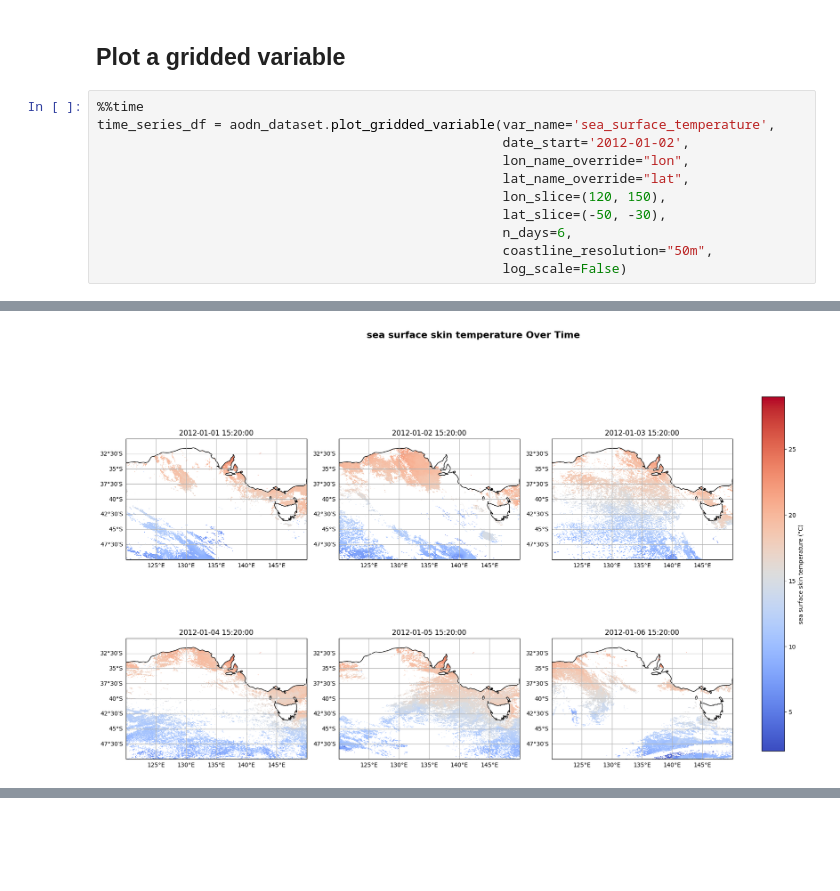
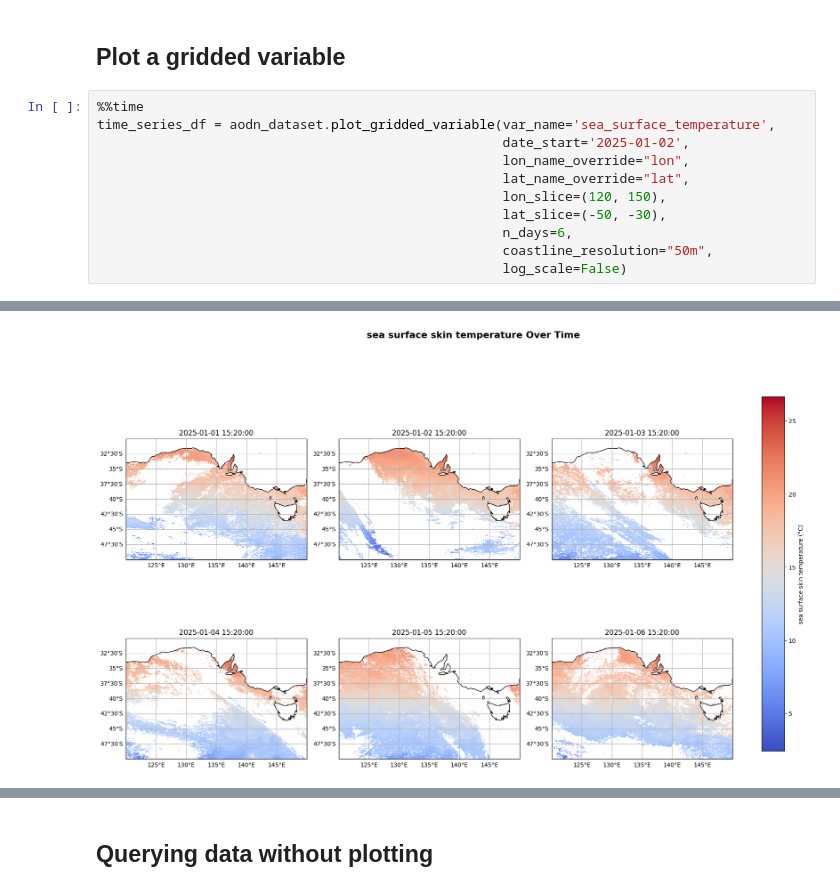
Before and after one commit to aodn/aodn_cloud_optimised, a Jupyter notebook: notebooks/satellite_ghrsst_l3s_1day_nighttime_multi_sensor_australia.ipynb, the cells around one changed output, grey strips where cells are left out. Drawn from its saved outputs; the diff is of its cells as text; blank space fills up the shorter version.

```diff
--- a/notebooks/satellite_ghrsst_l3s_1day_nighttime_multi_sensor_australia.ipynb
+++ b/notebooks/satellite_ghrsst_l3s_1day_nighttime_multi_sensor_australia.ipynb
@@ -68,7 +62,7 @@ Wall time: 1.34 s
 # %%
 %%time
 time_series_df = aodn_dataset.plot_gridded_variable(var_name='sea_surface_temperature',
-                                                    date_start='2012-01-02',
+                                                    date_start='2025-01-02',
                                                     lon_name_override="lon",
                                                     lat_name_override="lat",
                                                     lon_slice=(120, 150),
@@ -81 +75 @@ time_series_df = aodn_dataset.plot_gridded_variable(var_name='sea_surface_temper
-[figure, old version]
+[figure, new version]
@@ -83,0 +78,2 @@ Wall time: 18.7 s
+# %% [markdown]
+## Querying data without plotting
```
Also changed, not shown: parts of 9 cells of this notebook, 1 other file.
